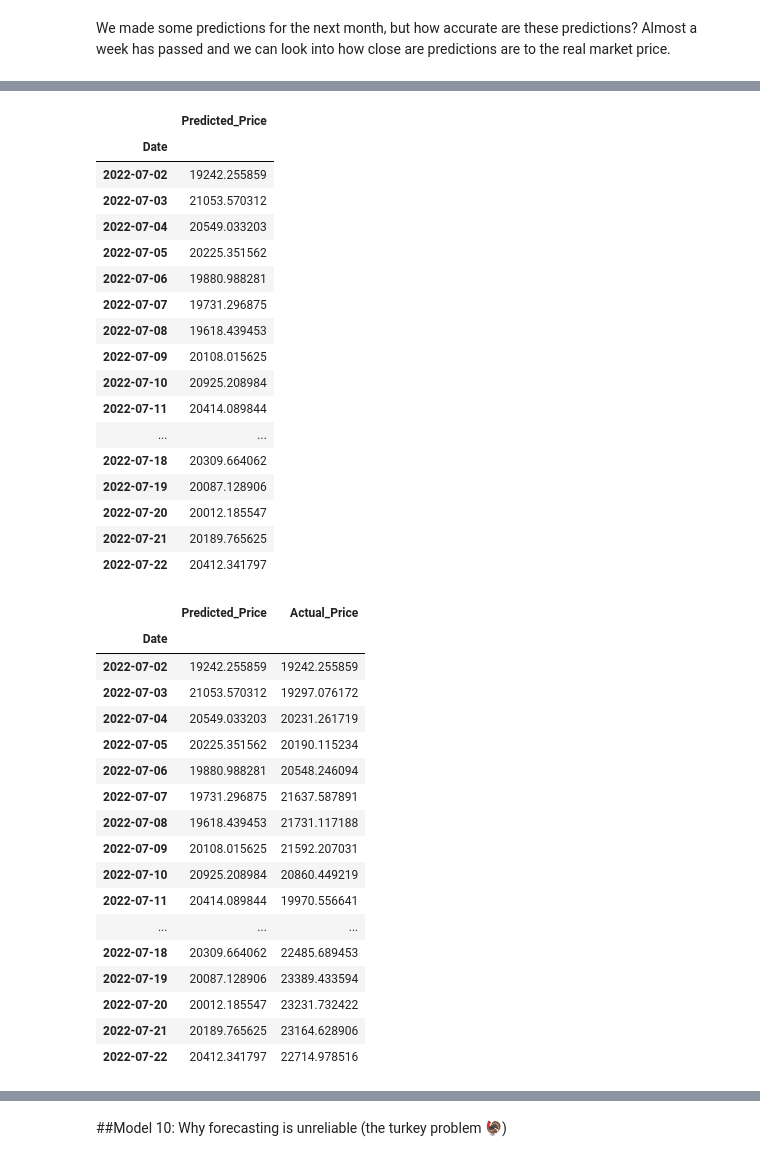
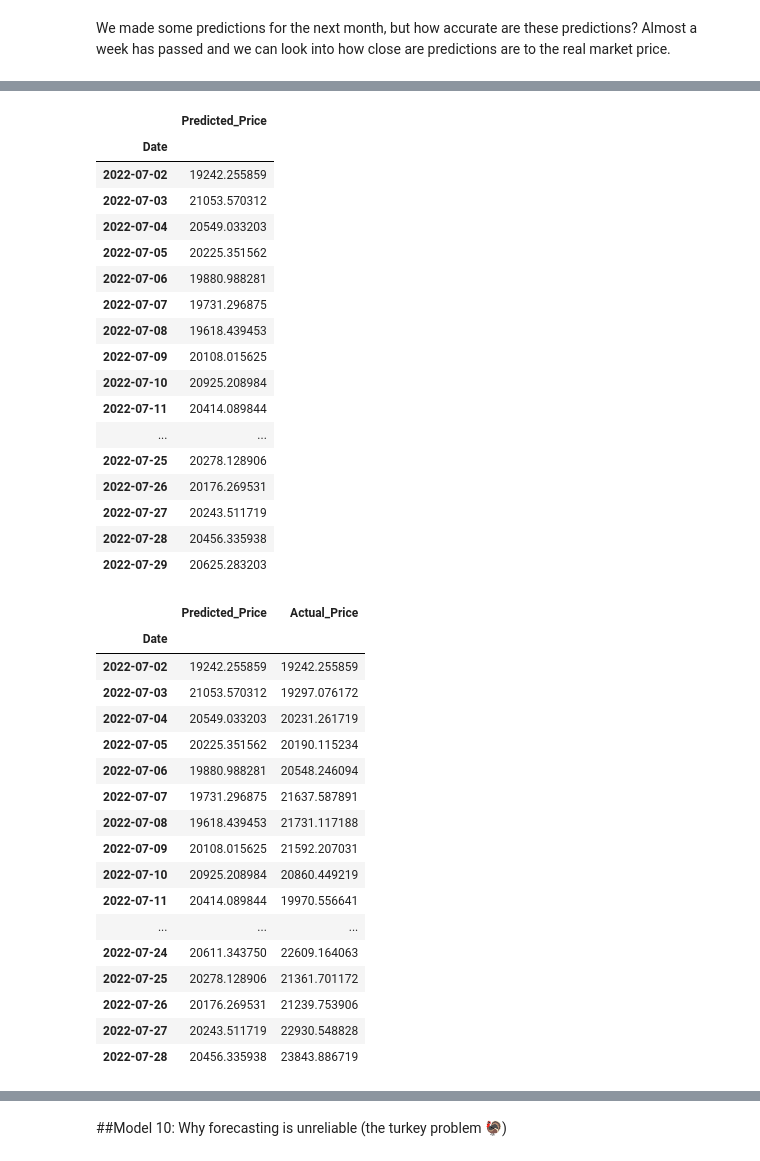
Before and after one commit to DataDoggo215/Predicting_BitcoinPrices, a Jupyter notebook: BitPredict_time_series_forecastng.ipynb, the cells around one changed output, grey strips where cells are left out. Cells and saved outputs as stored; diff of their text form; code cells hidden in the pictures.

```diff
--- a/BitPredict_time_series_forecastng.ipynb
+++ b/BitPredict_time_series_forecastng.ipynb
@@ -2217,7 +2219,7 @@ future_prediction = pd.DataFrame(future_forecast, next_time_steps)
 future_prediction.index.name = 'Date'
 future_prediction.rename(columns={future_prediction.columns[0]: "Predicted_Price" }, inplace = True)
 # %%
-future_prediction.head(21)
+future_prediction.head(28)
 # %% [output]
 |  | Predicted_Price |
 | Date |  |
@@ -2232,35 +2234,35 @@ future_prediction.head(21)
 | 2022-07-10 | 20925.208984 |
 | 2022-07-11 | 20414.089844 |
 | ... | ... |
-| 2022-07-18 | 20309.664062 |
-| 2022-07-19 | 20087.128906 |
-| 2022-07-20 | 20012.185547 |
-| 2022-07-21 | 20189.765625 |
-| 2022-07-22 | 20412.341797 |
+| 2022-07-25 | 20278.128906 |
+| 2022-07-26 | 20176.269531 |
+| 2022-07-27 | 20243.511719 |
+| 2022-07-28 | 20456.335938 |
+| 2022-07-29 | 20625.283203 |
 # %%
 #merge the dataframes, we will do an inner join because we only care about the overlapping prices
 df_prices = pd.merge(future_prediction, actual_btc, on = 'Date', how = 'inner')
-#df_prices = df_prices[:-01]
+df_prices = df_prices[:-1]
 df_prices
 # %% [output]
 |  | Predicted_Price | Actual_Price |
 | Date |  |  |
 | 2022-07-02 | 19242.255859 | 19242.255859 |
 | 2022-07-03 | 21053.570312 | 19297.076172 |
 | 2022-07-04 | 20549.033203 | 20231.261719 |
 | 2022-07-05 | 20225.351562 | 20190.115234 |
 | 2022-07-06 | 19880.988281 | 20548.246094 |
 | 2022-07-07 | 19731.296875 | 21637.587891 |
 | 2022-07-08 | 19618.439453 | 21731.117188 |
 | 2022-07-09 | 20108.015625 | 21592.207031 |
 | 2022-07-10 | 20925.208984 | 20860.449219 |
 | 2022-07-11 | 20414.089844 | 19970.556641 |
 | ... | ... | ... |
-| 2022-07-18 | 20309.664062 | 22485.689453 |
-| 2022-07-19 | 20087.128906 | 23389.433594 |
-| 2022-07-20 | 20012.185547 | 23231.732422 |
-| 2022-07-21 | 20189.765625 | 23164.628906 |
-| 2022-07-22 | 20412.341797 | 22714.978516 |
+| 2022-07-24 | 20611.343750 | 22609.164063 |
+| 2022-07-25 | 20278.128906 | 21361.701172 |
+| 2022-07-26 | 20176.269531 | 21239.753906 |
+| 2022-07-27 | 20243.511719 | 22930.548828 |
+| 2022-07-28 | 20456.335938 | 23843.886719 |
 # %%
 #Create a new column to compare the differences
 df_prices['Net Prediction'] = df_prices['Predicted_Price'] - df_prices['Actual_Price']
```
Also changed, not shown: parts of 21 cells of this notebook.
